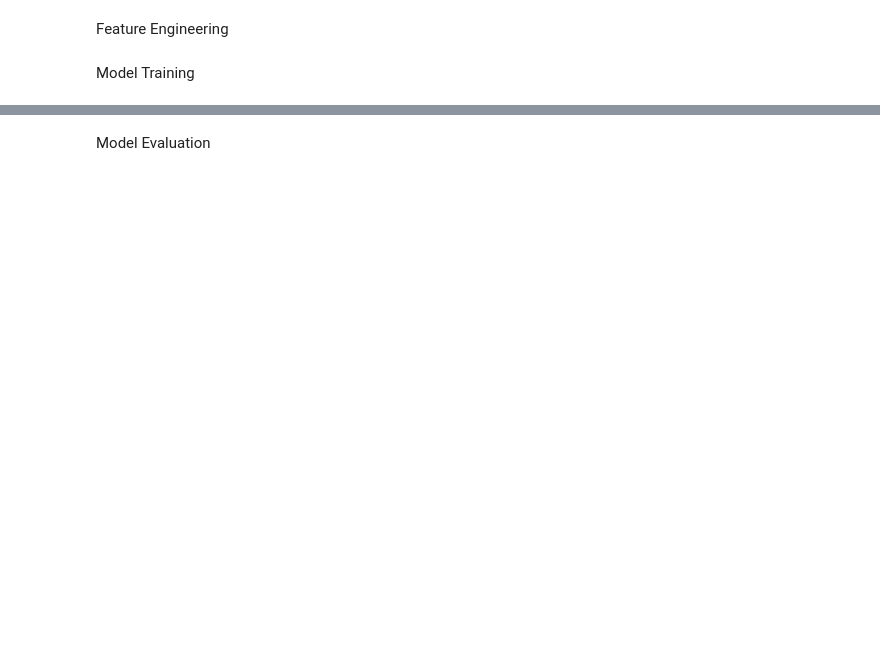
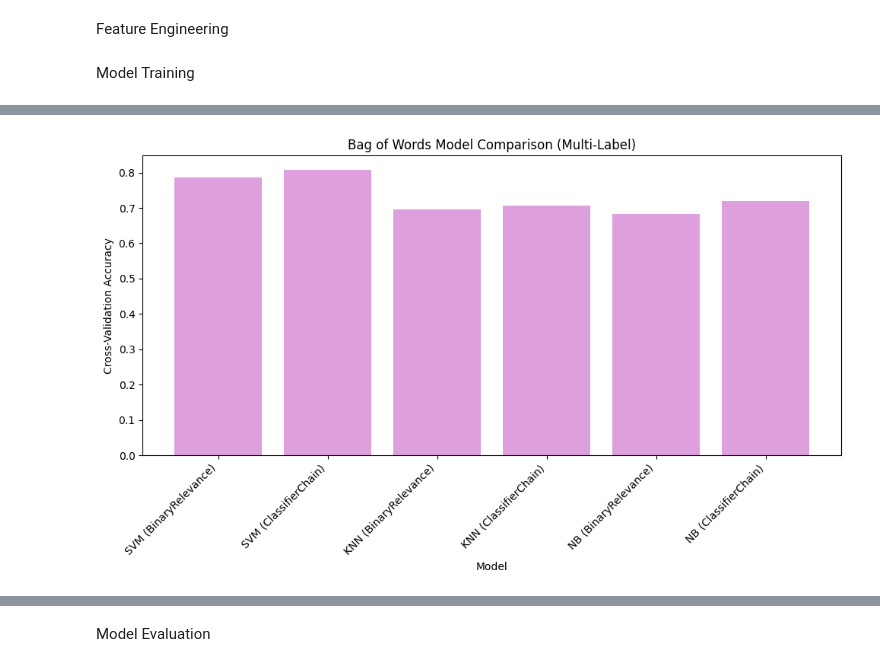
Before and after one commit to maripang98/betawi-text-multilabel-classification, a Jupyter notebook: Code Projek UTS_A_2.ipynb, the cells around one changed output, grey strips where cells are left out. Saved outputs shown, nothing was run; the diff lists cells and outputs as text; code cells hidden in the pictures; blank space fills up the shorter version.

```diff
--- a/Code Projek UTS_A_2.ipynb
+++ b/Code Projek UTS_A_2.ipynb
@@ -314,0 +437,75 @@ NB Cross-Validation Accuracy: 0.6802
+# %%
+# Bag of Words
+
+param_grids_multi = {
+    'SVM': {
+        'classifier__kernel': ['linear', 'rbf'],
+        'classifier__C': [0.1, 1, 10]
+    },
+    'KNN': {
+        'classifier__n_neighbors': [3, 5, 7],
+        'classifier__weights': ['uniform', 'distance']
+    },
+    'NB': {
+        'classifier__alpha': [0.1, 0.5, 1.0],
+        'classifier__fit_prior': [True, False]
+    }
+}
+
+base_models = {
+    "SVM": SVC(probability=True),
+    "KNN": KNeighborsClassifier(),
+    "NB": MultinomialNB()
+}
+
+kf = KFold(n_splits=5, shuffle=True, random_state=42)
+best_multi_models = {}
+results_multi_bow = []
+metrics_data = []
+
+for model_name, base_model in base_models.items():
+    for problem_transform in [BinaryRelevance, ClassifierChain]:
+        print(f"\nRunning {model_name} with {problem_transform.__name__}...")
+
+        br_model =  problem_transform(classifier=base_model)
+
+        grid = GridSearchCV(
+            br_model,
+            param_grids_multi[model_name],
+            cv=kf,
+            scoring='accuracy',
+            n_jobs=-1
+        )
+
+        grid.fit(X_train_bow, y_train_multi)
+
+        key_name = f"{model_name}_{problem_transform.__name__}"
+        best_multi_models[model_name] = grid.best_estimator_
+
+        results_multi_bow.append((model_name, problem_transform.__name__, grid.best_score_))
+        metrics_data.append({
+            'Model': model_name,
+            'Transform': problem_transform.__name__,
+            'Best Parameters': grid.best_params_,
+            'Cross-Validation Accuracy': grid.best_score_
+        })
+
+        print(f"Best Parameters for {model_name}: {grid.best_params_}")
+        print(f"{model_name} Cross-Validation Accuracy: {grid.best_score_:.4f}")
+
+metrics_df_bow = pd.DataFrame(metrics_data)
+print(metrics_df_bow)
+
+plt.figure(figsize=(10, 6))
+plt.bar(
+    [f"{model[0]} ({model[1]})" for model in results_multi_bow],
+    [model[2] for model in results_multi_bow],
+    color='plum'
+)
+plt.xlabel('Model')
+plt.ylabel('Cross-Validation Accuracy')
+plt.title('Bag of Words Model Comparison (Multi-Label)')
+plt.xticks(rotation=45, ha='right')
+plt.tight_layout()
+plt.show()
+# %% [output]
@@ -314,0 +529 @@ NB Cross-Validation Accuracy: 0.6802
+[figure, added]
```
Also changed, not shown: parts of 9 cells of this notebook.
